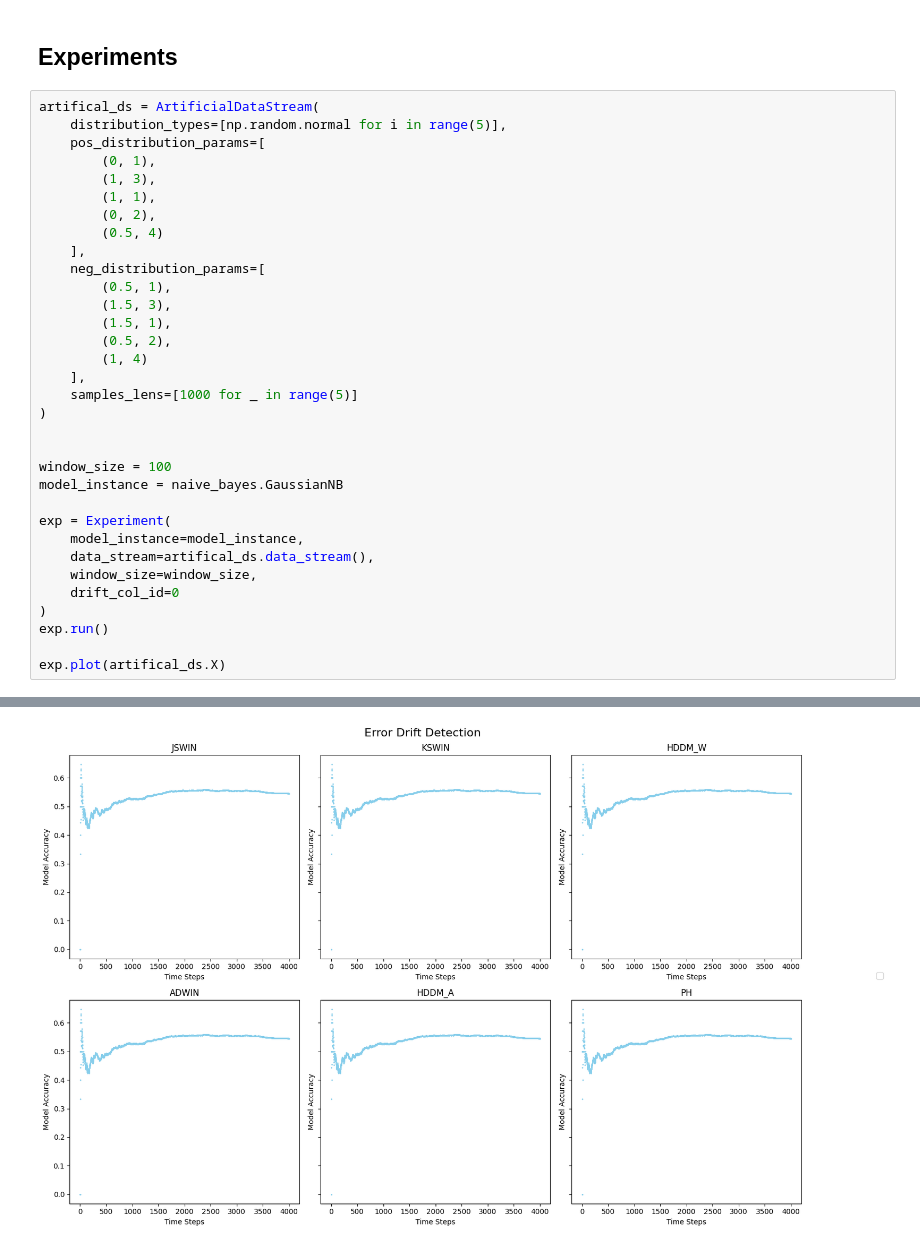
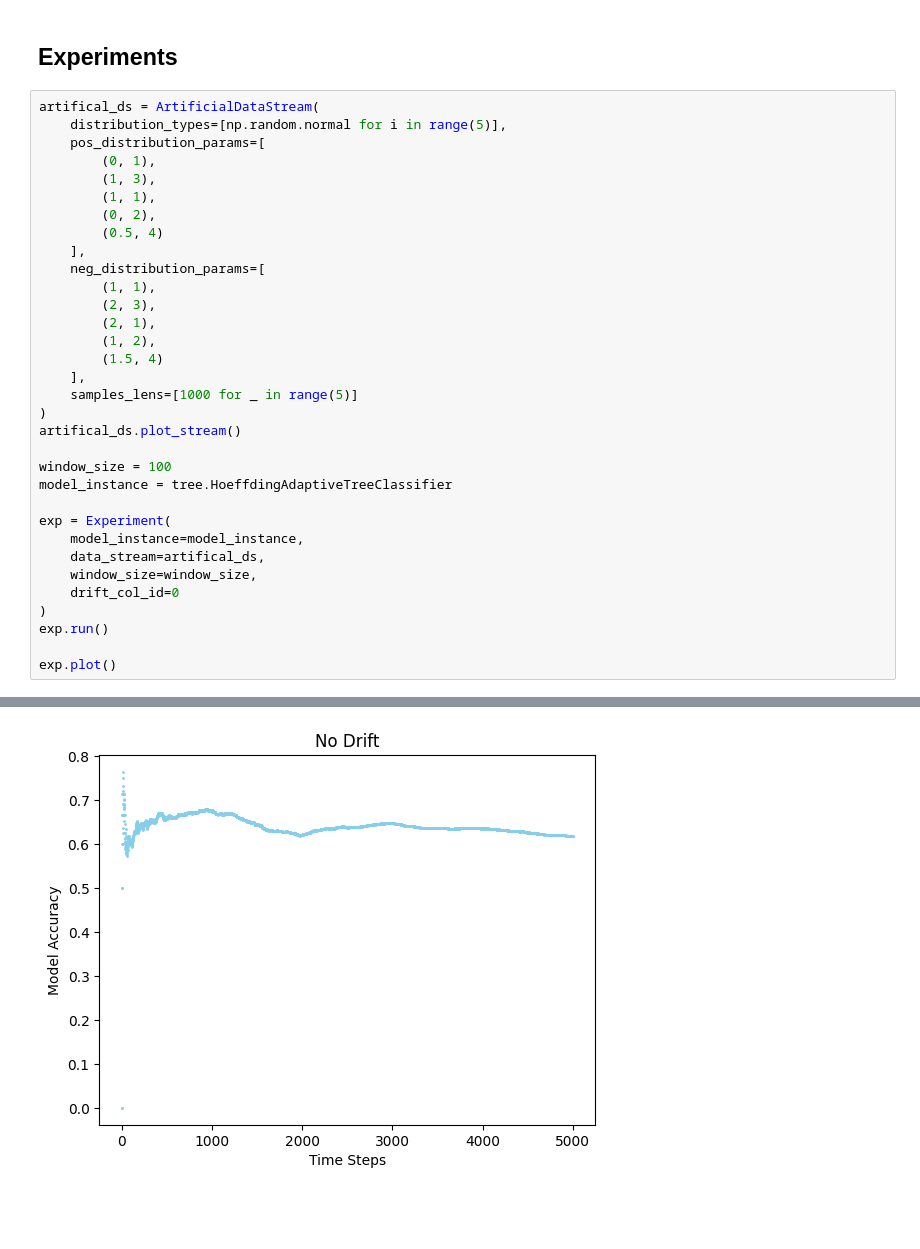
Before and after one commit to izabelatelejko/river, a Jupyter notebook: Experiments/project.ipynb, the cells around one changed output, grey strips where cells are left out. Saved outputs shown, nothing was run; the diff lists cells and outputs as text; blank space fills up the shorter version.

```diff
--- a/Experiments/project.ipynb
+++ b/Experiments/project.ipynb
@@ -36,26 +36,26 @@ artifical_ds = ArtificialDataStream(
         (0.5, 4)
     ],
     neg_distribution_params=[
-        (0.5, 1),
-        (1.5, 3),
-        (1.5, 1),
-        (0.5, 2),
-        (1, 4)
+        (1, 1),
+        (2, 3),
+        (2, 1),
+        (1, 2),
+        (1.5, 4)
     ],
     samples_lens=[1000 for _ in range(5)]
 )
-
+artifical_ds.plot_stream()
 
 window_size = 100
-model_instance = naive_bayes.GaussianNB
+model_instance = tree.HoeffdingAdaptiveTreeClassifier
 
 exp = Experiment(
     model_instance=model_instance,
-    data_stream=artifical_ds.data_stream(),
+    data_stream=artifical_ds,
     window_size=window_size,
     drift_col_id=0
 )
 exp.run()
 
-exp.plot(artifical_ds.X)
+exp.plot()
 # %% [output]
@@ -63 +80 @@ exp.plot(artifical_ds.X)
-[figure, old version]
+[figure, new version]
```
Also changed, not shown: parts of 4 cells of this notebook, 7 other files.
